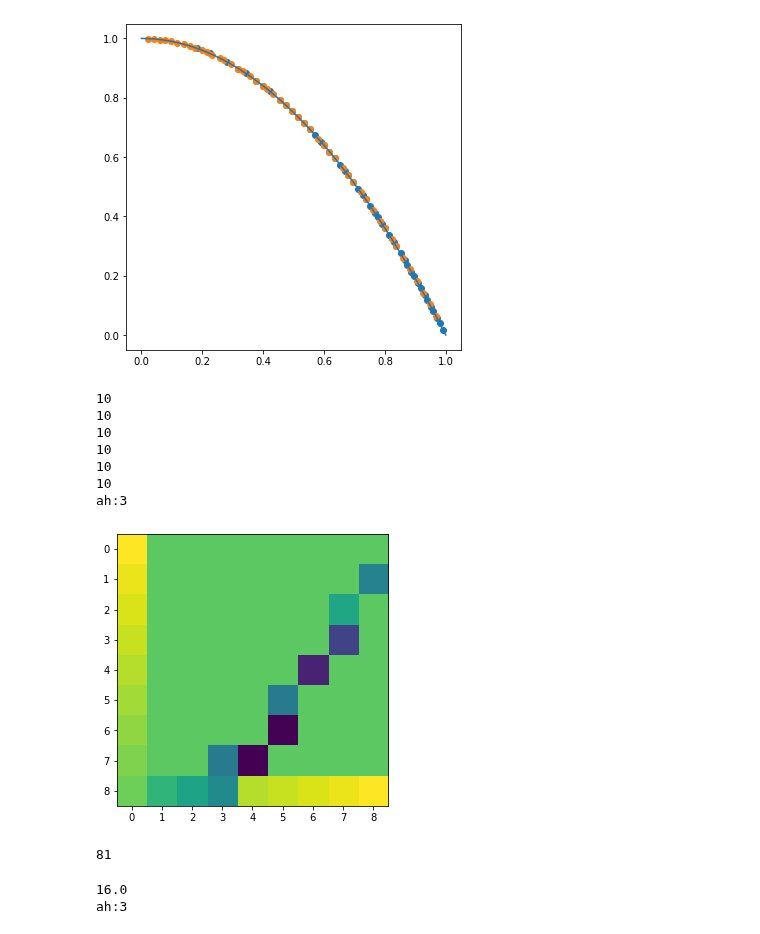
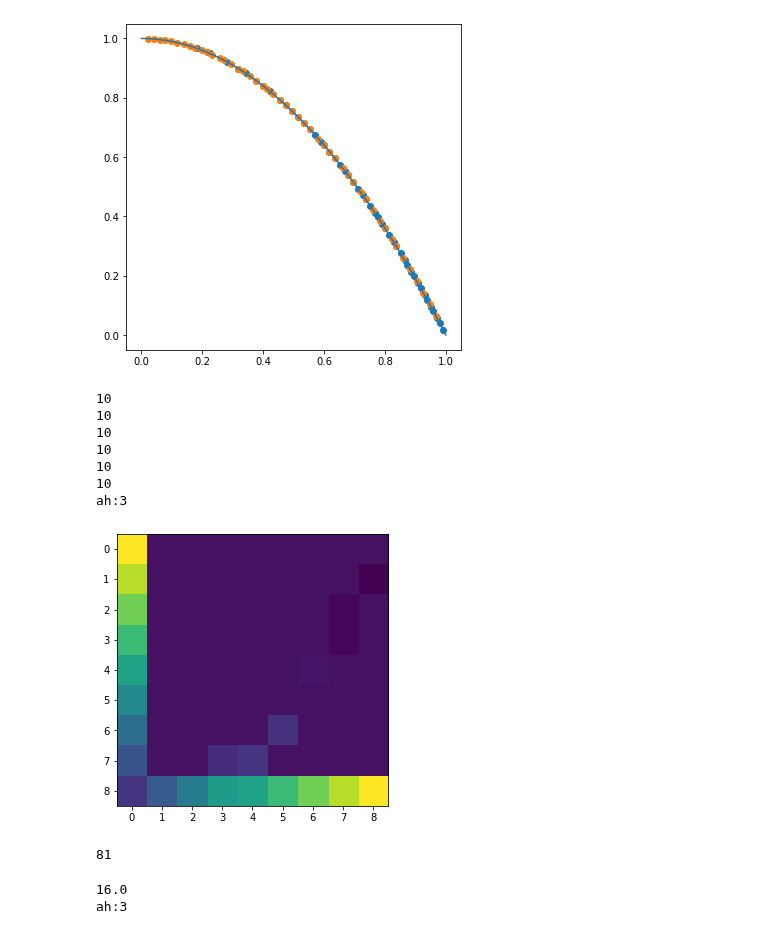
Before and after one commit to aledha/TMA4212-NumDiffDiff, a Jupyter notebook: Project 1/Jan copy.ipynb, the cells around one changed output. Saved outputs shown, nothing was run; the diff lists cells and outputs as text; code cells hidden in the pictures.

```diff
--- a/Project 1/Jan copy.ipynb
+++ b/Project 1/Jan copy.ipynb
@@ -215,7 +215,7 @@ def normal_dirichlet(boundaries, alpha = 1, beta = 1):
 
 def f(x, y):
     a = 0
-    return np.pi**2 * ((a+2) * np.sin(np.pi * x) * np.cos(np.pi * y) + 2 * np.cos(np.pi * x) * np.sin(np.pi * y))
+    return -np.sin(np.pi * x) * np.cos(np.pi * y)
 
 
 def normal_dirichlet_paranolic_y(M):
@@ -280,34 +280,34 @@ r = np.zeros(M+1)
 b = np.arange(M+1)
 
 g2 = (normal_dirichlet([l, t, r, b], 1, 1))
 
 
 #G = np.flip(g2.reshape((M-1,M-1)), 0)
 g3 = normal_dirichlet_paranolic_y(M)
 g4 = normal_dirichlet_paranolic_x(M)
 
 g4 = checker(g3+g4)
 
 A  = (np.flip(g2.reshape((M-1,M-1)), 0))
 #print(g3)
 #print(g4)
 
 
 print("ah:"+str(len([3,2,1])))
 plt.figure(0, figsize = (5,5))
 plt.imshow(A+g4)
 plt.show()
 
 print(np.size(A))
 # %% [output]
 10
 10
 10
 10
 10
 10
 ah:3
-[figure, old version]
+[figure, new version]
 81
 # %%
 def ndiag(consts, offsets, N):
```
Also changed, not shown: parts of 2 cells of this notebook.
